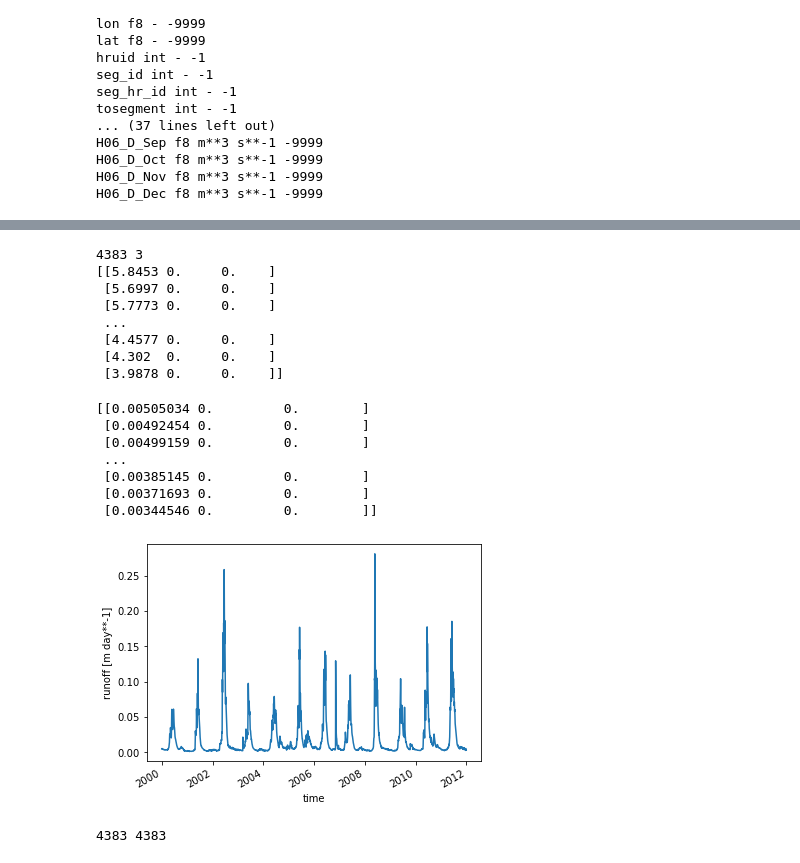
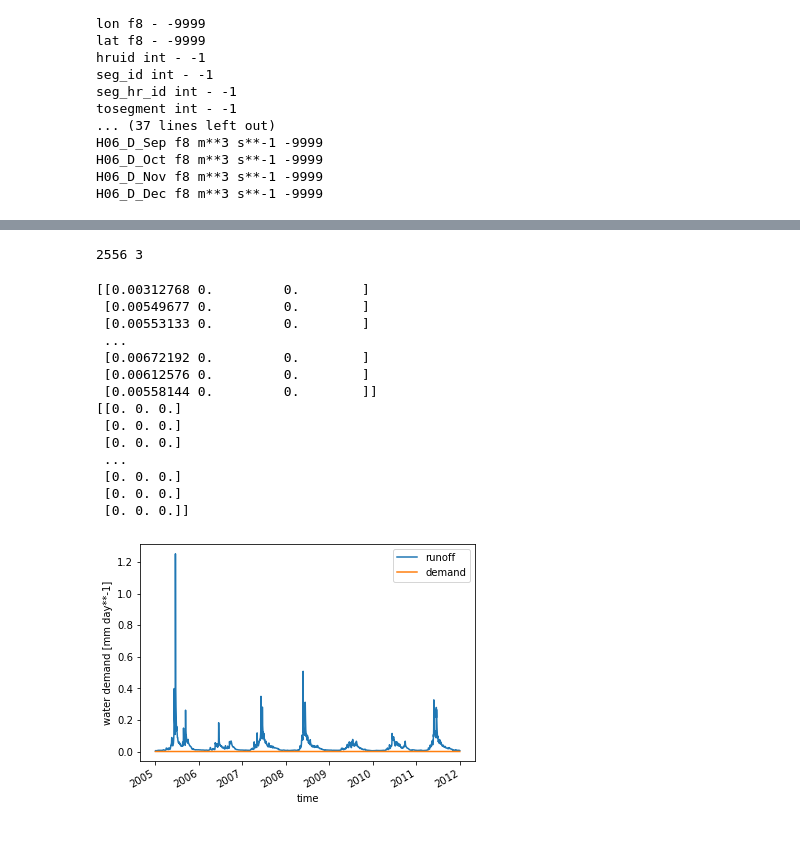
Before and after one commit to ShervanGharari/lake_models_python, a Jupyter notebook: Hanasaki/test_case_creation.ipynb, the cells around one changed output, grey strips where cells are left out. Cells and saved outputs as stored; diff of their text form; code cells hidden in the pictures.

Commit message:
Add water demand to input file

```diff
--- a/Hanasaki/test_case_creation.ipynb
+++ b/Hanasaki/test_case_creation.ipynb
@@ -12,7 +12,7 @@ import xarray as xr
 secprday = 3600*24
 # %%
 # select reservoir name
-reservoir_name = 'Waterton' # possible to replace by: Dickson, Bhumiboi, Waterton, Glen_canyon, Palisades, Trinity, Semione, Sirikit
+reservoir_name = 'Dickson' # possible to replace by: Dickson, Bhumiboi, Waterton, Glen_canyon, Palisades, Trinity, Semione, Sirikit
 #reservoir_name = "Bhumiboi"
 #reservoir_name = "Sirikit"
 #reservoir_name = 'Waterton'
@@ -208,9 +242,14 @@ print(n_dim_time, n_dim_length)
 time_data = np.arange(n_dim_time)
 
 
-values = np.zeros((n_dim_time, n_dim_length))
-values[:,0] = inflow
-print(values)
+# save inflow values as runoff
+values_runoff = np.zeros((n_dim_time, n_dim_length))
+values_runoff[:,0] = inflow
+
+# save demand values (for reservoir ID)
+values_demand = np.zeros((n_dim_time, n_dim_length))
+values_demand[:,1] = demand
+
 
 
 temp = pd.read_csv('network_topology/NetTopo_'+reservoir_name+'.csv')
@@ -251,13 +290,13 @@ with nc4.Dataset('./network_topology/input_'+reservoir_name+'.nc', "w", format="
     data_varid.long_name = 'runoff'
     data_varid.units = 'm day**-1'
     # Write data
-    data_varid[:]   = values * secprday/ basin_area
+    data_varid[:]   = values_runoff * secprday/ basin_area
 
     # Variable
     # data_varid = ncid.createVariable(variable_name, 'f8', ('n','time', ), fill_value=-9999)
     data_varid = ncid.createVariable('evapo', 'f8', ('time','n', ), fill_value=-9999)
     # Attributes
-    data_varid.long_name = 'Evaporation'
+    data_varid.long_name = 'evaporation'
     data_varid.units = 'mm day**-1'
     # Write data
     data_varid[:] = 0
@@ -266,10 +305,19 @@ with nc4.Dataset('./network_topology/input_'+reservoir_name+'.nc', "w", format="
     # data_varid = ncid.createVariable(variable_name, 'f8', ('n','time', ), fill_value=-9999)
     data_varid = ncid.createVariable('precip', 'f8', ('time','n', ), fill_value=-9999)
     # Attributes
-    data_varid.long_name = 'preipitation'
+    data_varid.long_name = 'precipitation'
     data_varid.units = 'mm day**-1'
     # Write data
     data_varid[:] = 0
+
+    # Variable
+    # data_varid = ncid.createVariable(variable_name, 'f8', ('n','time', ), fill_value=-9999)
+    data_varid = ncid.createVariable('demand', 'f8', ('time','n', ), fill_value=-9999)
+    # Attributes
+    data_varid.long_name = 'water demand'
+    data_varid.units = 'mm day**-1'
+    # Write data
+    data_varid[:] = values_demand * secprday/ basin_area
 
     ##
     ncid.Conventions = 'CF-1.6'
@@ -277,28 +325,28 @@ with nc4.Dataset('./network_topology/input_'+reservoir_name+'.nc', "w", format="
     ncid.history = 'Created ' + time.ctime(time.time())
     ncid.source = 'Written by script from library of Shervan Gharari (https://github.com/ShervanGharari/candex).'
 # %% [output]
-4383 3
-[[5.8453 0.     0.    ]
- [5.6997 0.     0.    ]
- [5.7773 0.     0.    ]
- ...
- [4.4577 0.     0.    ]
- [4.302  0.     0.    ]
- [3.9878 0.     0.    ]]
+2556 3
 # %%
 ds = xr.open_dataset('./network_topology/input_'+reservoir_name+'.nc')
-ds.runoff[:,0].plot()
+ds.runoff[:,0].plot(label='runoff')
 print(np.array(ds.runoff[:]))
+
+ds.demand[:,1].plot(label='demand')
+plt.legend()
+print(np.array(ds.demand[:]))
 # %% [output]
-[[0.00505034 0.         0.        ]
- [0.00492454 0.         0.        ]
- [0.00499159 0.         0.        ]
+[[0.00312768 0.         0.        ]
+ [0.00549677 0.         0.        ]
+ [0.00553133 0.         0.        ]
  ...
- [0.00385145 0.         0.        ]
- [0.00371693 0.         0.        ]
- [0.00344546 0.         0.        ]]
+ [0.00672192 0.         0.        ]
+ [0.00612576 0.         0.        ]
+ [0.00558144 0.         0.        ]]
+[[0. 0. 0.]
+ [0. 0. 0.]
+ [0. 0. 0.]
+ ...
+ [0. 0. 0.]
+ [0. 0. 0.]
+ [0. 0. 0.]]
-[figure, old version]
+[figure, new version]
-# %%
-print(len(inflow), len(outflow_obs))
-# %% [output]
-4383 4383
```
Also changed, not shown: parts of 5 cells of this notebook.
